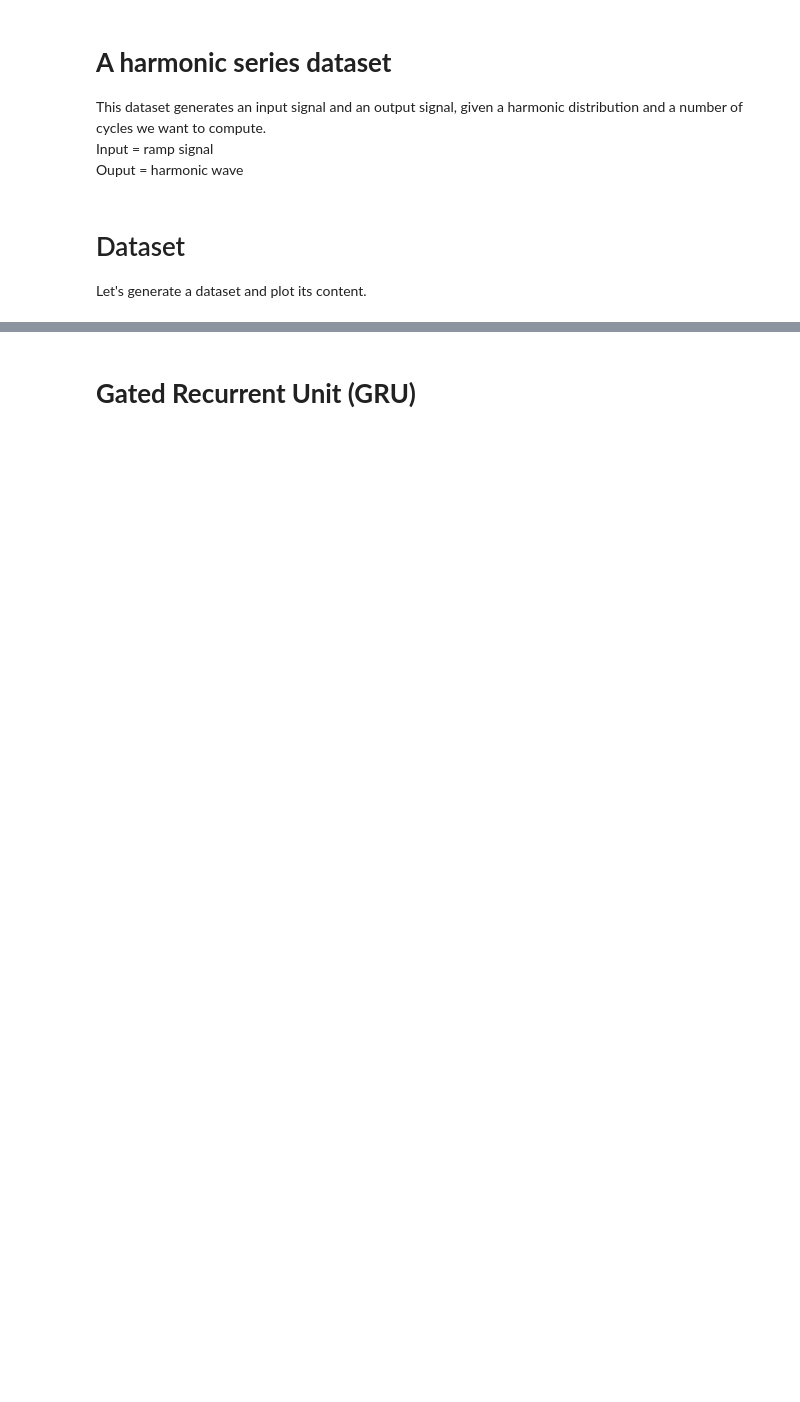
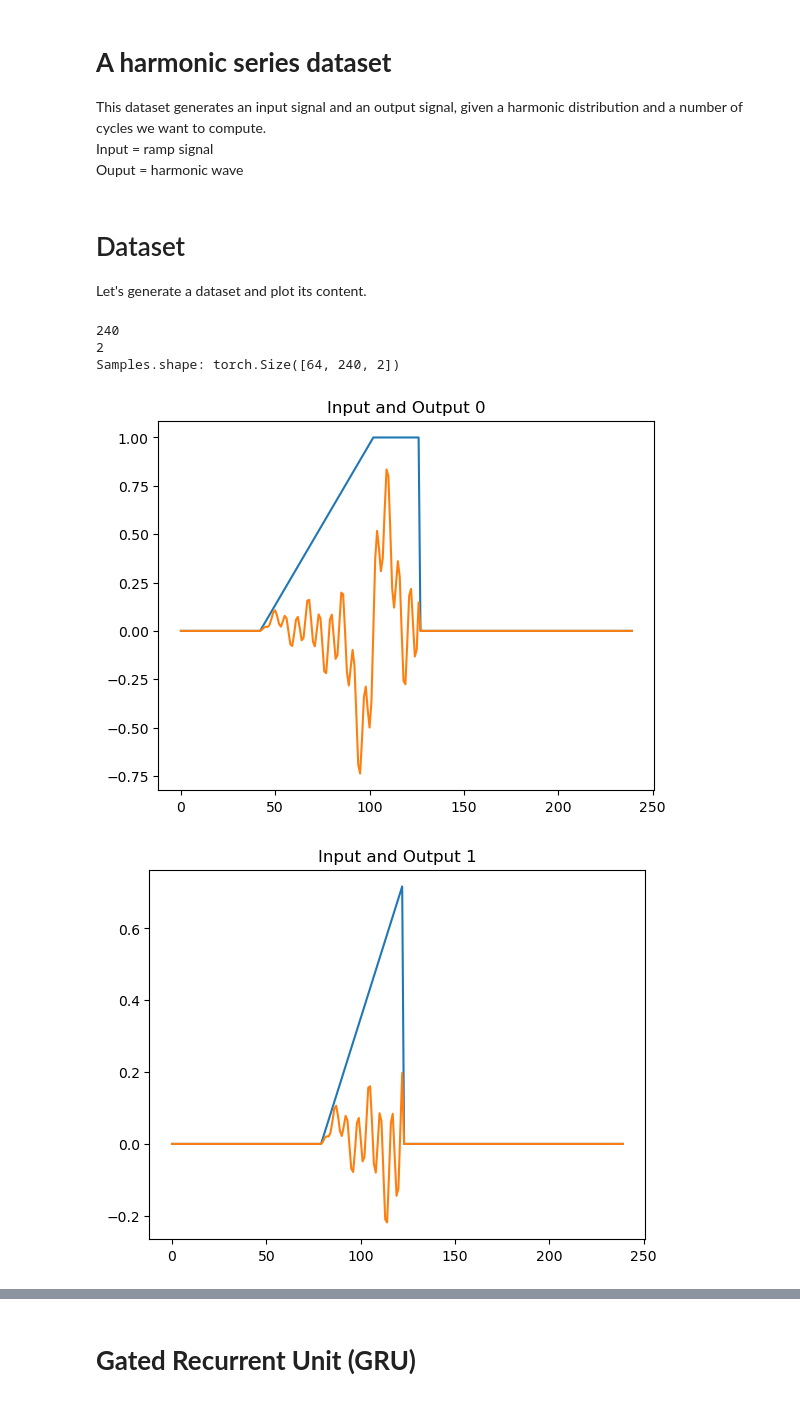
Before and after one commit to gregogiudici/Dynamic-Interpolation, a Jupyter notebook: GRU_ramp_dataloader.ipynb, the cells around one changed output, grey strips where cells are left out. Cells and saved outputs as stored; diff of their text form; code cells hidden in the pictures; blank space fills up the shorter version.

```diff
--- a/GRU_ramp_dataloader.ipynb
+++ b/GRU_ramp_dataloader.ipynb
@@ -26,11 +28,11 @@ Ouput = harmonic wave
 # Third version of HarmonicSeriesDataset
 class HarmonicSeriesDataset(Dataset):
 
-    def __init__(self, harmonics, n_periods=1, amplitudes=1):
+    def __init__(self, harmonics, n_periods=1, amplitudes=[1]):
         self.harmonics = torch.tensor(harmonics)
         self.len = n_periods*2*harmonics.size()[0]
         self.sequence_len = n_periods*2*harmonics.size()[0]
-        self.amp = amplitudes
+        self.amplitudes = amplitudes
         self.sample_rate = 2*harmonics.size()[0]
         self.sample_time = 1/(2*harmonics.size()[0])
         self.n_freqs = harmonics.size()[0]
@@ -42,6 +44,7 @@ class HarmonicSeriesDataset(Dataset):
 
     def __getitem__(self, idx):
 
+      amp = np.random.choice(self.amplitudes)
       self.phases[:] = 0
       check = np.random.choice([True,False])
       on_off = torch.ones(self.len) if(check) else torch.zeros(self.len)
@@ -57,8 +60,8 @@ class HarmonicSeriesDataset(Dataset):
         else:
           input[i] = input[i-1] + self.sample_time if on_off[i] else 0
 
-        # Clip input from 0 to 1
-        input[i] = input[i].clip(0,self.amp)
+        # Clip input from 0 to amp
+        input[i] = input[i].clip(0,amp)
 
         self.phases += (2*np.pi*self.freqs/self.sample_rate)
         self.phases = self.phases * on_off[i]
@@ -75,31 +78,37 @@ n_periods = 4
 # Generate a distribution of harmonics
 harmonics = torch.zeros(period_len//2)
 harmonics[1] = 1
 harmonics[2] = 1
 harmonics[3] = 1
 harmonics[10] = 1
 # Normalize distribution
 harmonics = harmonics/torch.sum(harmonics)
 
 # Create dataset
-batch_size = 60
+batch_size = 64
 dataset = HarmonicSeriesDataset(harmonics,n_periods)
 train_dataloader = torch.utils.data.DataLoader(dataset,batch_size=batch_size)
 
 # Sample storage to plot
 signal_len = len(train_dataloader)
 print(period_len*n_periods)
 print(signal_len)
 
 # Examples of dataset
 samples = torch.zeros(batch_size,period_len*n_periods,2)
 
 samples[:,:,0],samples[:,:,1] = next(iter(train_dataloader))
 
 
 print("Samples.shape:",samples.shape)
 for i in range(5):
   plt.plot(samples[i,:,0].detach().numpy())
   plt.plot(samples[i,:,1].detach().numpy())
   plt.title("Input and Output {}".format(i))
   plt.show()
+# %% [output]
+240
+2
+Samples.shape: torch.Size([64, 240, 2])
+[figure, added]
+[figure, added]
```
Also changed, not shown: parts of 9 cells of this notebook.
